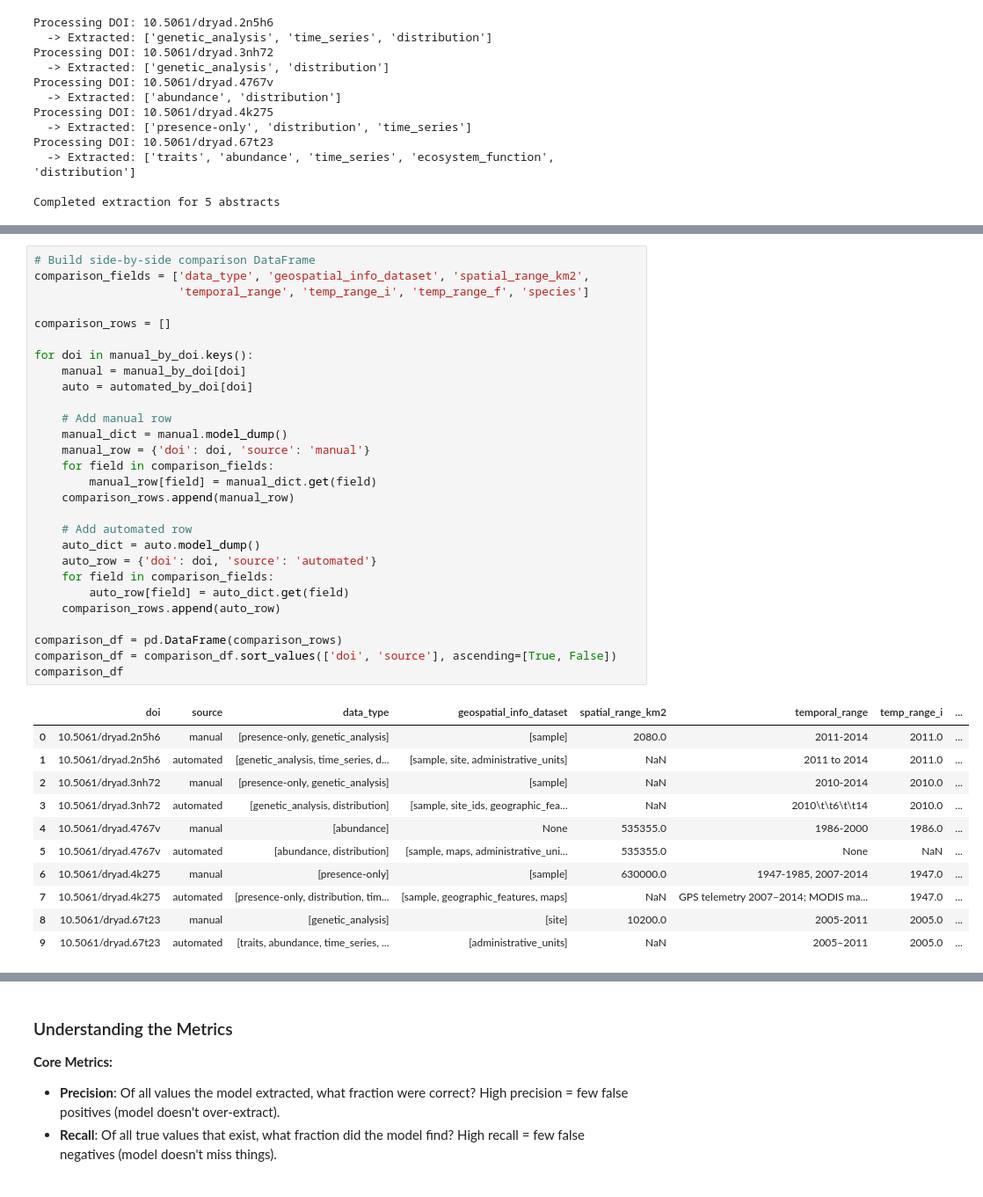
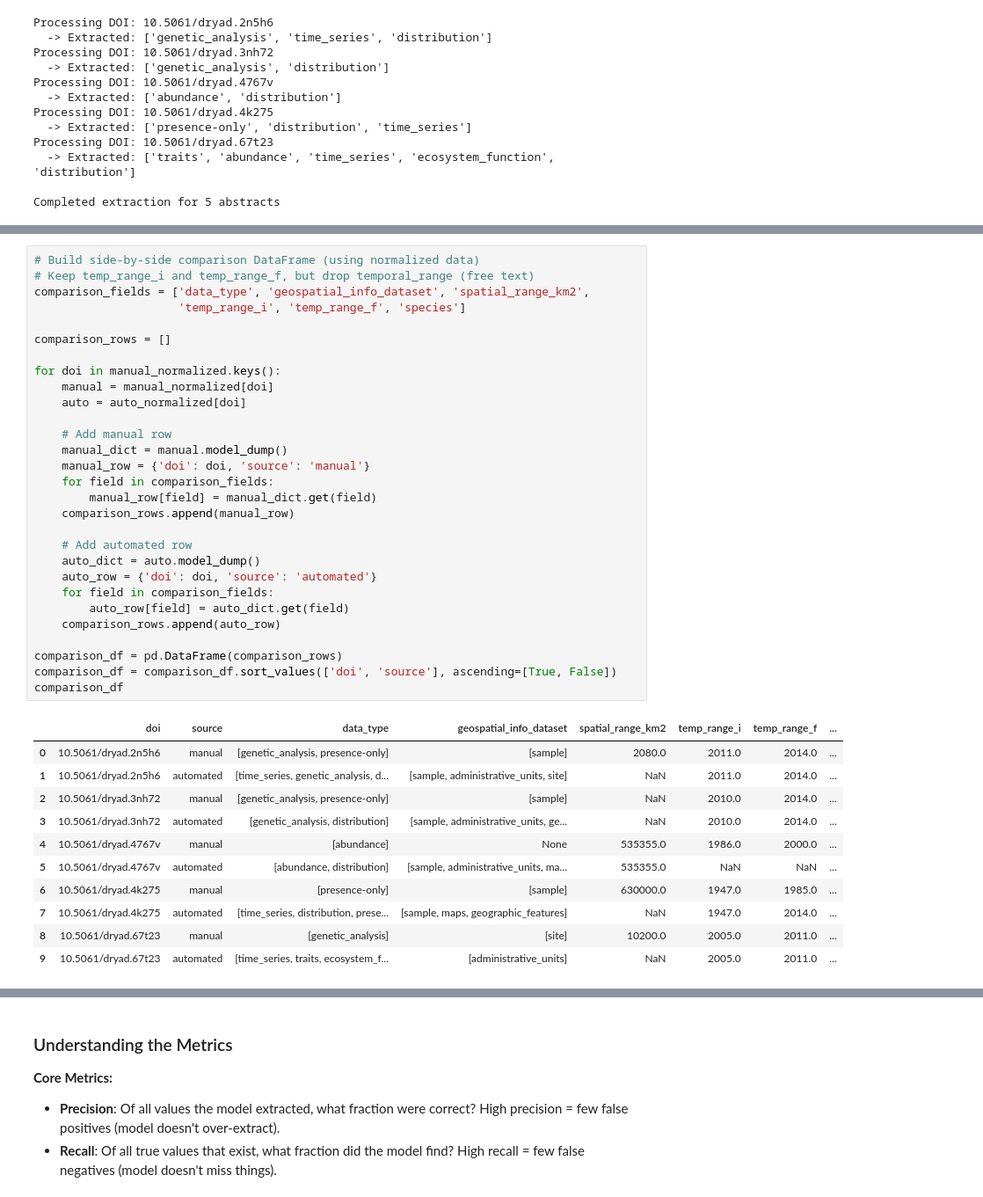
Before and after one commit to BiodiversiteQuebec/llm_metadata, a Jupyter notebook: notebooks/fuster_test_extraction_evaluation.ipynb, the cells around one changed output, grey strips where cells are left out. Shown at 88% size. Drawn from its saved outputs; the diff is of its cells as text.

```diff
--- a/notebooks/fuster_test_extraction_evaluation.ipynb
+++ b/notebooks/fuster_test_extraction_evaluation.ipynb
@@ -259,41 +496,42 @@ Create a comparison DataFrame showing manual vs automated extractions for visual
 # %%
-# Build side-by-side comparison DataFrame
+# Build side-by-side comparison DataFrame (using normalized data)
+# Keep temp_range_i and temp_range_f, but drop temporal_range (free text)
 comparison_fields = ['data_type', 'geospatial_info_dataset', 'spatial_range_km2',
-                     'temporal_range', 'temp_range_i', 'temp_range_f', 'species']
+                     'temp_range_i', 'temp_range_f', 'species']
 
 comparison_rows = []
 
-for doi in manual_by_doi.keys():
-    manual = manual_by_doi[doi]
-    auto = automated_by_doi[doi]
+for doi in manual_normalized.keys():
+    manual = manual_normalized[doi]
+    auto = auto_normalized[doi]
 
     # Add manual row
     manual_dict = manual.model_dump()
     manual_row = {'doi': doi, 'source': 'manual'}
     for field in comparison_fields:
         manual_row[field] = manual_dict.get(field)
     comparison_rows.append(manual_row)
 
     # Add automated row
     auto_dict = auto.model_dump()
     auto_row = {'doi': doi, 'source': 'automated'}
     for field in comparison_fields:
         auto_row[field] = auto_dict.get(field)
     comparison_rows.append(auto_row)
 
 comparison_df = pd.DataFrame(comparison_rows)
 comparison_df = comparison_df.sort_values(['doi', 'source'], ascending=[True, False])
 comparison_df
 # %% [output]
-|  | doi | source | data_type | geospatial_info_dataset | spatial_range_km2 | temporal_range | temp_range_i | ... |
-| 0 | 10.5061/dryad.2n5h6 | manual | [presence-only, genetic_analysis] | [sample] | 2080.0 | 2011-2014 | 2011.0 | ... |
-| 1 | 10.5061/dryad.2n5h6 | automated | [genetic_analysis, time_series, d... | [sample, site, administrative_units] | NaN | 2011 to 2014 | 2011.0 | ... |
-| 2 | 10.5061/dryad.3nh72 | manual | [presence-only, genetic_analysis] | [sample] | NaN | 2010-2014 | 2010.0 | ... |
-| 3 | 10.5061/dryad.3nh72 | automated | [genetic_analysis, distribution] | [sample, site_ids, geographic_fea... | NaN | 2010\t\t6\t\t14 | 2010.0 | ... |
-| 4 | 10.5061/dryad.4767v | manual | [abundance] | None | 535355.0 | 1986-2000 | 1986.0 | ... |
-| 5 | 10.5061/dryad.4767v | automated | [abundance, distribution] | [sample, maps, administrative_uni... | 535355.0 | None | NaN | ... |
-| 6 | 10.5061/dryad.4k275 | manual | [presence-only] | [sample] | 630000.0 | 1947-1985, 2007-2014 | 1947.0 | ... |
-| 7 | 10.5061/dryad.4k275 | automated | [presence-only, distribution, tim... | [sample, geographic_features, maps] | NaN | GPS telemetry 2007–2014; MODIS ma... | 1947.0 | ... |
-| 8 | 10.5061/dryad.67t23 | manual | [genetic_analysis] | [site] | 10200.0 | 2005-2011 | 2005.0 | ... |
-| 9 | 10.5061/dryad.67t23 | automated | [traits, abundance, time_series, ... | [administrative_units] | NaN | 2005–2011 | 2005.0 | ... |
+|  | doi | source | data_type | geospatial_info_dataset | spatial_range_km2 | temp_range_i | temp_range_f | ... |
+| 0 | 10.5061/dryad.2n5h6 | manual | [genetic_analysis, presence-only] | [sample] | 2080.0 | 2011.0 | 2014.0 | ... |
+| 1 | 10.5061/dryad.2n5h6 | automated | [time_series, genetic_analysis, d... | [sample, administrative_units, site] | NaN | 2011.0 | 2014.0 | ... |
+| 2 | 10.5061/dryad.3nh72 | manual | [genetic_analysis, presence-only] | [sample] | NaN | 2010.0 | 2014.0 | ... |
+| 3 | 10.5061/dryad.3nh72 | automated | [genetic_analysis, distribution] | [sample, administrative_units, ge... | NaN | 2010.0 | 2014.0 | ... |
+| 4 | 10.5061/dryad.4767v | manual | [abundance] | None | 535355.0 | 1986.0 | 2000.0 | ... |
+| 5 | 10.5061/dryad.4767v | automated | [abundance, distribution] | [sample, administrative_units, ma... | 535355.0 | NaN | NaN | ... |
+| 6 | 10.5061/dryad.4k275 | manual | [presence-only] | [sample] | 630000.0 | 1947.0 | 1985.0 | ... |
+| 7 | 10.5061/dryad.4k275 | automated | [time_series, distribution, prese... | [sample, maps, geographic_features] | NaN | 1947.0 | 2014.0 | ... |
+| 8 | 10.5061/dryad.67t23 | manual | [genetic_analysis] | [site] | 10200.0 | 2005.0 | 2011.0 | ... |
+| 9 | 10.5061/dryad.67t23 | automated | [time_series, traits, ecosystem_f... | [administrative_units] | NaN | 2005.0 | 2011.0 | ... |
 # %% [markdown]
```
Also changed, not shown: parts of 9 cells of this notebook, 2 other files.
